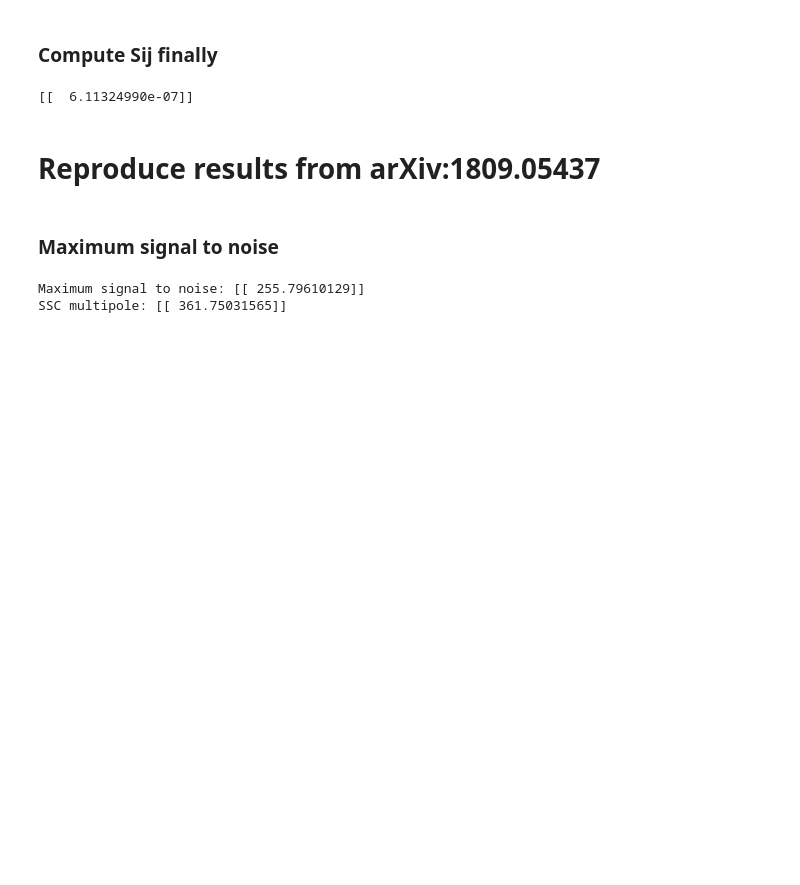
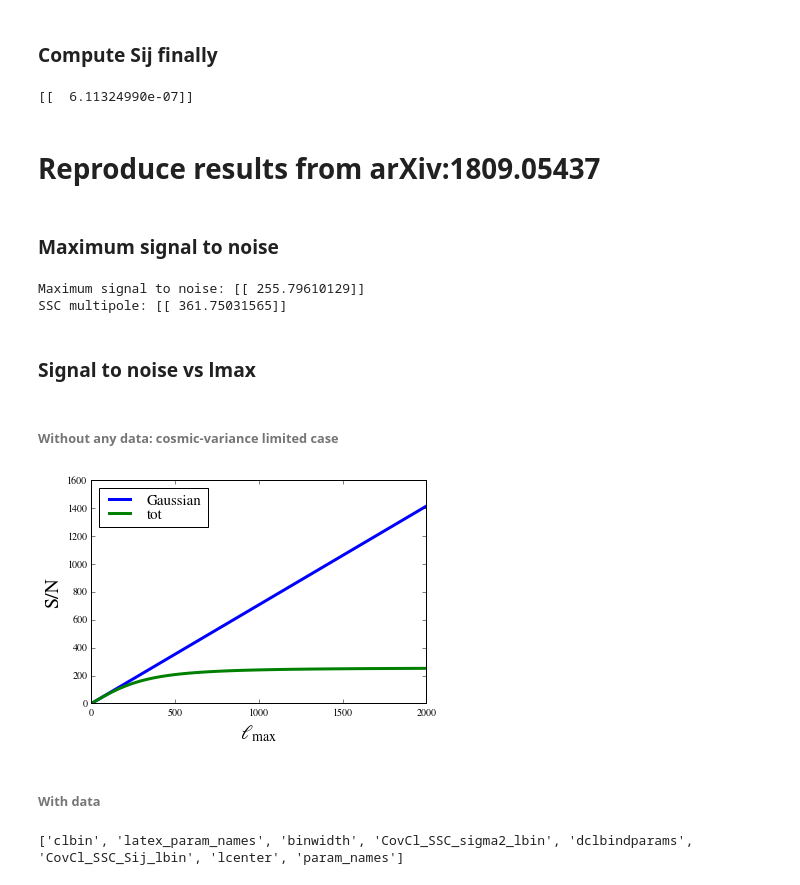
Before and after one commit to fabienlacasa/PySSC, a Jupyter notebook: fastSSC.ipynb, the cells around one changed output. Drawn from its saved outputs; the diff is of its cells as text; code cells hidden in the pictures; blank space fills up the shorter version.

Commit message:
Added data file with binned Cl, covariances and derivatives wrt parameters. Added computation of the SNR and Fisher matrices in the notebook and reproduction of the plots of the article.

```diff
--- a/fastSSC.ipynb
+++ b/fastSSC.ipynb
@@ -36,9 +36,9 @@ cosmo.compute()
 <h3>Define arrays of z, r(z), k, P(k)...</h3>
 # %%
 # Redshift bins and array
-zstakes   = [0.9,1]
-nz_perbin = 10
-nzbins    = len(zstakes)-1
+zstakes    = [0.9,1]
+nz_perbin  = 10
+nzbins     = len(zstakes)-1
 # Redshift and comoving distance arrays
 z_arr      = np.zeros((nz_perbin,nzbins))
 comov_dist = np.zeros((nz_perbin,nzbins))
@@ -46,19 +46,20 @@ for j in range(nzbins):
     z_arr[:,j] = np.linspace(zstakes[j],zstakes[j+1],nz_perbin)
     comov_dist[:,j] = (cosmo.z_of_r(z_arr[:,j]))[0] #In Mpc
 # Fourier wavevectors
-keq = 0.02/h                           #Equality matter radiation in 1/Mpc (more or less)
-klogwidth = 10                         #Factor of width of the integration range. 10 seems ok ; going higher needs to increase nk_fft to reach convergence (fine cancellation issue noted in Lacasa & Grain)
-kmin = min(keq,1./comov_dist.max())/klogwidth
+keq       = 0.02/h                        #Equality matter radiation in 1/Mpc (more or less)
+klogwidth = 10                            #Factor of width of the integration range. 10 seems ok ; going higher needs to increase nk_fft to reach convergence (fine cancellation issue noted in Lacasa & Grain)
+kmin      = min(keq,1./comov_dist.max())/klogwidth
 kmax = max(keq,1./comov_dist.min())*klogwidth
-nk_fft = 2**11                          #seems to be enough. Test precision by increasing, reduce to speed up.
-k_4fft = np.linspace(kmin,kmax,nk_fft) #linear grid on k, as we need to use an FFT
-Deltak = kmax - kmin ; Dk = Deltak/nk_fft
+nk_fft    = 2**11                         #seems to be enough. Test precision by increasing, reduce to speed up.
+k_4fft    = np.linspace(kmin,kmax,nk_fft) #linear grid on k, as we need to use an FFT
+Deltak    = kmax - kmin
+Dk        = Deltak/nk_fft
 # Power spectrum
-Pk_4fft = np.zeros(nk_fft)
+Pk_4fft   = np.zeros(nk_fft)
 for ik in range(nk_fft):
     Pk_4fft[ik] = cosmo.pk(k_4fft[ik],0.)  #In Mpc^3
 # Points where the FFT is computed
-dr_fft = np.linspace(0,nk_fft//2,nk_fft//2+1)*2*pi/Deltak
+dr_fft    = np.linspace(0,nk_fft//2,nk_fft//2+1)*2*pi/Deltak
 # %% [markdown]
 <h3>Compute necessary FFTs and make interpolation functions</h3>
 # %%
@@ -135,10 +136,10 @@ print Sij
 <h3>Maximum signal to noise</h3>
 # %%
 # Response of the observable, see article
-R = 5
+R      = 5
 # Maximum signal to noise
-SNR_max = 1./(R*np.sqrt(Sij))
+SNRmax = 1./(R*np.sqrt(Sij))
 # Knee multipole where SSC dominates.
 # Assumes cosmic-variance limited, i.e. negligible shot-noise
-ell_SSC = np.sqrt(2./(R**2*Sij)) # = sqrt(2)*SNR_max
+ellSSC = np.sqrt(2./(R**2*Sij)) # = sqrt(2)*SNRmax
 # %%
@@ -147,3 +148,36 @@ print 'SSC multipole:', ell_SSC
 # %% [output]
 Maximum signal to noise: [[ 255.79610129]]
 SSC multipole: [[ 361.75031565]]
+# %% [markdown]
+<h3>Signal to noise vs lmax</h3>
+# %% [markdown]
+<h6>Without any data: cosmic-variance limited case</h6>
+# %%
+# In this case, Gaussian signal to noise is (S/N)_G^2 = sum_ell Cl * (2l+1)/(2*Cl^2) * Cl = sum_ell l+1/2 = lmax^2/2
+# and following the article the full signal to noise is (S/N)^2 = (S/N)_G^2 / (1+(S/N)_G^2/(S/N)_max^2)
+SNR_max = SNRmax[0]
+ell = np.linspace(1,2000)
+SNR_G = ell/np.sqrt(2)
+SNR_tot = SNR_G/np.sqrt(SNR_G**2/SNR_max**2+1)
+plt.plot(ell,SNR_G,lw=3,label='Gaussian')
+plt.plot(ell,SNR_tot,lw=3,label='tot')
+plt.legend(labelspacing=0.0,fontsize=15,loc='upper left')
+plt.xlabel('$\ell_\mathrm{max}$',fontsize=20)
+plt.ylabel('S/N',fontsize=20)
+plt.show()
+# %% [output]
+[figure, added]
+# %% [markdown]
+<h6>With data</h6>
+# %%
+# Load data
+dico = np.load("fastSSC.npz")
+print dico.keys()
+lcenter               = dico['lcenter']               # Center of the bin of multipole
+binwidth              = dico['binwidth']              # Width of the bin of multipole
+clbin                 = dico['clbin']                 # Binned power spectrum
+CovCl_SSC_sigma2_lbin = dico['CovCl_SSC_sigma2_lbin'] # SSC term of binned covariance, full computation
+CovCl_SSC_Sij_lbin    = dico['CovCl_SSC_Sij_lbin']       # SSC term of binned covariance, Sij approximation with scale-dependent response R_ell
+nbins                 = len(lcenter)
+# %% [output]
+['clbin', 'latex_param_names', 'binwidth', 'CovCl_SSC_sigma2_lbin', 'dclbindparams', 'CovCl_SSC_Sij_lbin', 'lcenter', 'param_names']
```
Also changed, not shown: parts of 14 cells of this notebook, 1 other file.
